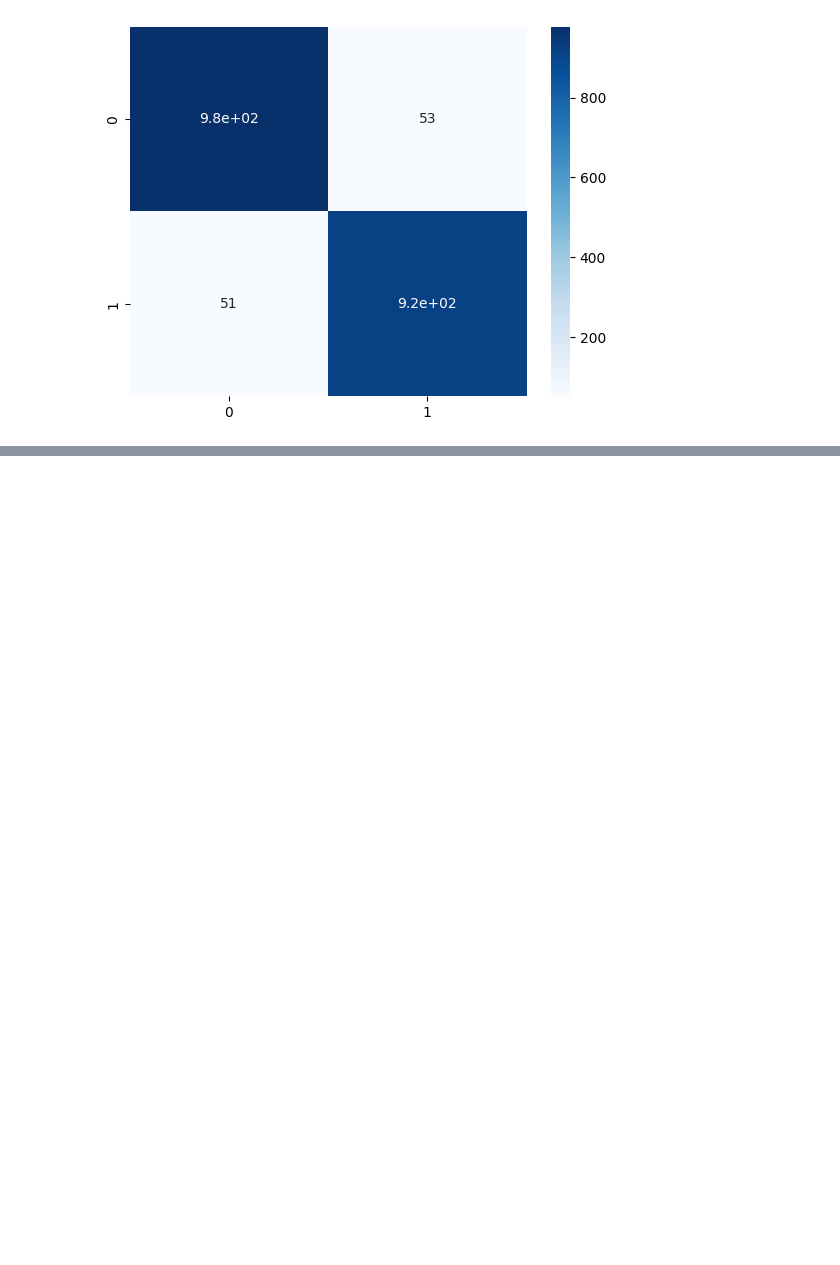
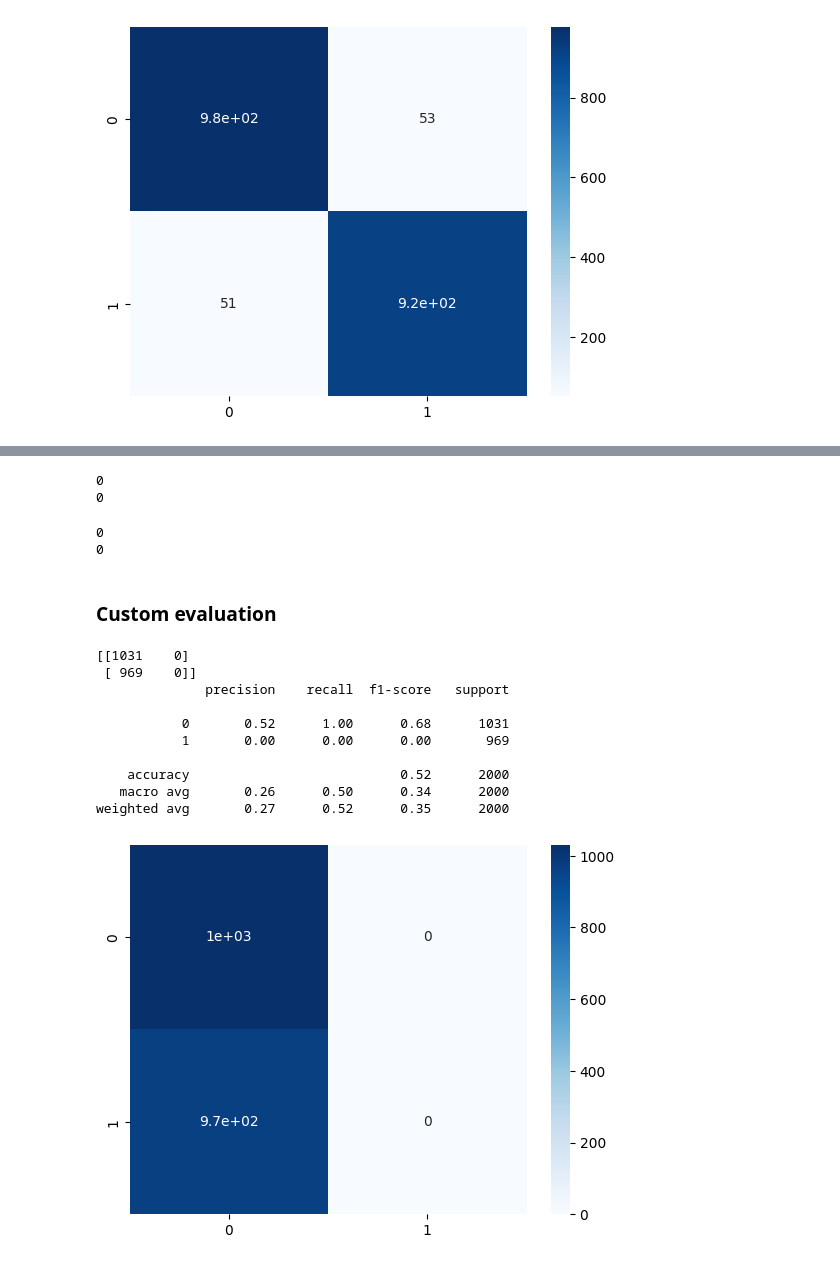
Before and after one commit to zerinaibrulj/machine-learning, a Jupyter notebook: ML/Tasks/T7_Student_Exam.ipynb, the cells around one changed output, grey strips where cells are left out. Drawn from its saved outputs; the diff is of its cells as text; code cells hidden in the pictures; blank space fills up the shorter version.

Commit message:
Logistic regression (custom prediction)

```diff
--- a/ML/Tasks/T7_Student_Exam.ipynb
+++ b/ML/Tasks/T7_Student_Exam.ipynb
@@ -400,0 +445,3 @@ weighted avg       0.95      0.95      0.95      2000
+# %%
+z = lg.logic_score(x_test[0], weights, bias)
+print(z)
@@ -400,0 +454,5 @@ weighted avg       0.95      0.95      0.95      2000
+# %%
+z_scores = []
+
+for x in x_test:
+    z_scores.append(lg.logic_score(x, weights, bias))
@@ -400,0 +483,5 @@ weighted avg       0.95      0.95      0.95      2000
+# %%
+probabilities = []
+
+for z in z_scores:
+    probabilities.append(lg.probability(z))
@@ -400,0 +512,2 @@ weighted avg       0.95      0.95      0.95      2000
+# %%
+predictions = lg.prediction(probabilities)
@@ -400,0 +534,33 @@ weighted avg       0.95      0.95      0.95      2000
+# %%
+index=9
+print(y_test.iloc[index])
+print(predictions[index])
+# %% [output]
+0
+0
+# %%
+index=250
+print(y_test.iloc[index])
+print(predictions[index])
+# %% [output]
+0
+0
+# %% [markdown]
+### Custom evaluation
+# %%
+matrix1 = confusion_matrix(y_test, predictions)
+print(matrix1)
+ax1 = sns.heatmap(matrix1, annot=True, cmap="Blues")
+print(classification_report(y_test, predictions))
+# %% [output]
+[[1031    0]
+ [ 969    0]]
+              precision    recall  f1-score   support
+
+           0       0.52      1.00      0.68      1031
+           1       0.00      0.00      0.00       969
+
+    accuracy                           0.52      2000
+   macro avg       0.26      0.50      0.34      2000
+weighted avg       0.27      0.52      0.35      2000
+[figure, added]
```
Also changed, not shown: parts of 16 cells of this notebook, 1 other file.
